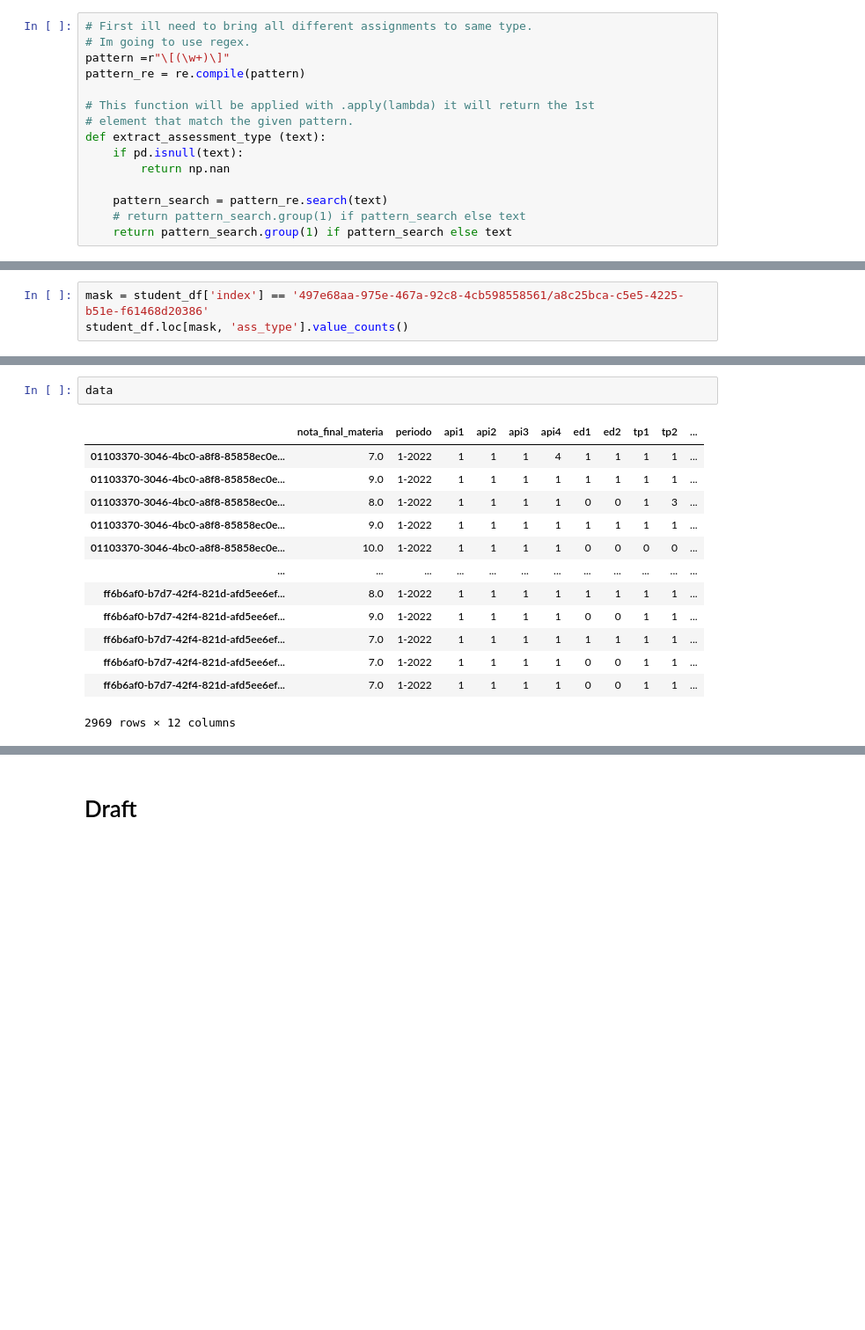
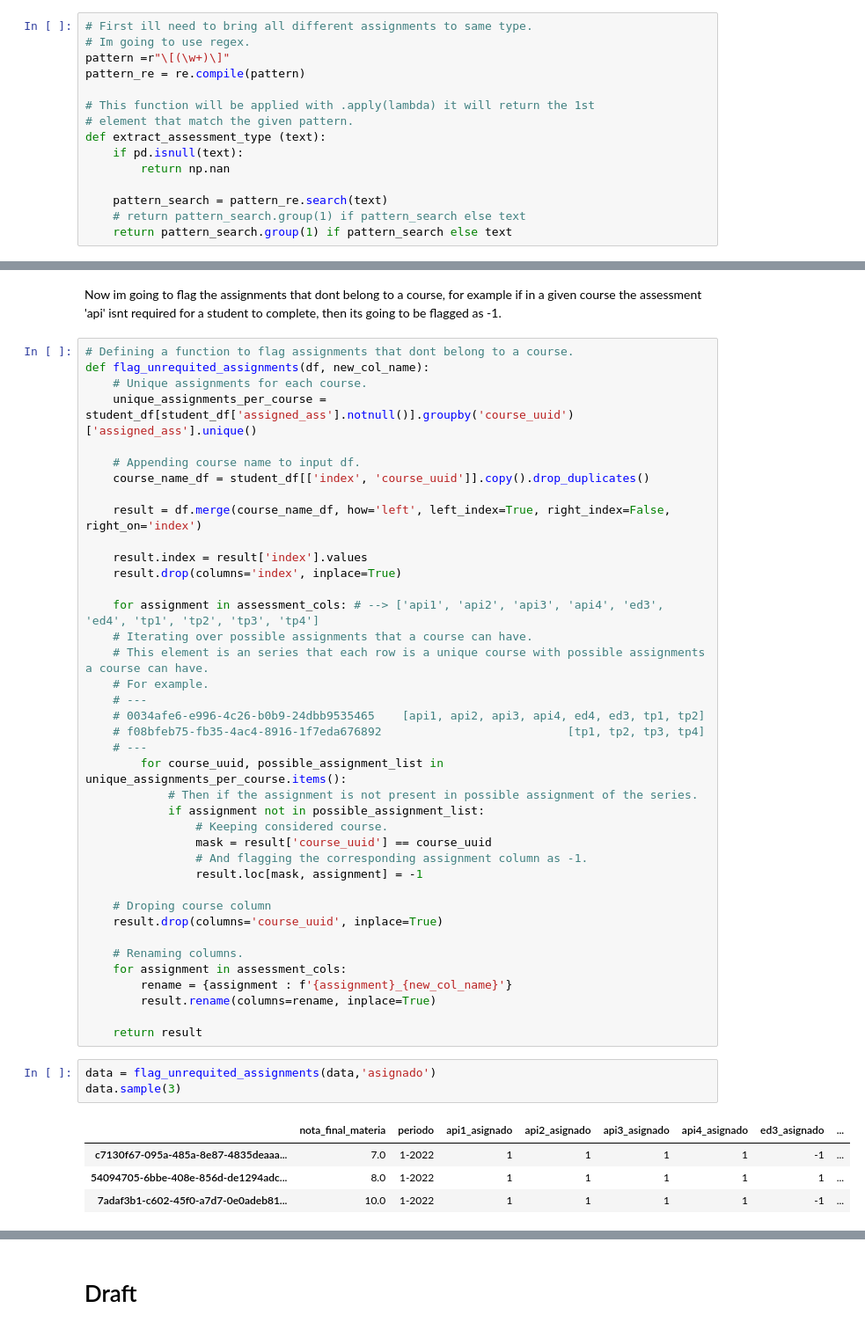
Before and after one commit to bautidea/course_approve_detection, a Jupyter notebook: notebok.ipynb, the cells around one changed output, grey strips where cells are left out. Shown at 88% size. Cells and saved outputs as stored; diff of their text form; blank space fills up the shorter version.

Commit message:
Obtained assigned and delivered assignments for each student.

```diff
--- a/notebok.ipynb
+++ b/notebok.ipynb
@@ -451,3 +439,0 @@ a.sort_values(0)
-# %%
-mask = student_df['index'] == '497e68aa-975e-467a-92c8-4cb598558561/a8c25bca-c5e5-4225-b51e-f61468d20386'
-student_df.loc[mask, 'ass_type'].value_counts()
@@ -573,19 +461,52 @@ data = data.merge(assessment_score, left_index=True, right_index=True, how='left
 for col in assessment_cols:
     data[col] = data[col].fillna(0)
     data[col] = data[col].astype(int)
-# %%
-data
-# %% [output]
-|  | nota_final_materia | periodo | api1 | api2 | api3 | api4 | ed1 | ed2 | tp1 | tp2 | ... |
-| 01103370-3046-4bc0-a8f8-85858ec0e... | 7.0 | 1-2022 | 1 | 1 | 1 | 4 | 1 | 1 | 1 | 1 | ... |
-| 01103370-3046-4bc0-a8f8-85858ec0e... | 9.0 | 1-2022 | 1 | 1 | 1 | 1 | 1 | 1 | 1 | 1 | ... |
-| 01103370-3046-4bc0-a8f8-85858ec0e... | 8.0 | 1-2022 | 1 | 1 | 1 | 1 | 0 | 0 | 1 | 3 | ... |
-| 01103370-3046-4bc0-a8f8-85858ec0e... | 9.0 | 1-2022 | 1 | 1 | 1 | 1 | 1 | 1 | 1 | 1 | ... |
-| 01103370-3046-4bc0-a8f8-85858ec0e... | 10.0 | 1-2022 | 1 | 1 | 1 | 1 | 0 | 0 | 0 | 0 | ... |
-| ... | ... | ... | ... | ... | ... | ... | ... | ... | ... | ... | ... |
-| ff6b6af0-b7d7-42f4-821d-afd5ee6ef... | 8.0 | 1-2022 | 1 | 1 | 1 | 1 | 1 | 1 | 1 | 1 | ... |
-| ff6b6af0-b7d7-42f4-821d-afd5ee6ef... | 9.0 | 1-2022 | 1 | 1 | 1 | 1 | 0 | 0 | 1 | 1 | ... |
-| ff6b6af0-b7d7-42f4-821d-afd5ee6ef... | 7.0 | 1-2022 | 1 | 1 | 1 | 1 | 1 | 1 | 1 | 1 | ... |
-| ff6b6af0-b7d7-42f4-821d-afd5ee6ef... | 7.0 | 1-2022 | 1 | 1 | 1 | 1 | 0 | 0 | 1 | 1 | ... |
-| ff6b6af0-b7d7-42f4-821d-afd5ee6ef... | 7.0 | 1-2022 | 1 | 1 | 1 | 1 | 0 | 0 | 1 | 1 | ... |
-2969 rows × 12 columns
+# %% [markdown]
+Now im going to flag the assignments that dont belong to a course, for example if in a given course the assessment 'api' isnt required for a student to complete, then its going to be flagged as -1.
+# %%
+# Defining a function to flag assignments that dont belong to a course.
+def flag_unrequited_assignments(df, new_col_name):
+    # Unique assignments for each course.
+    unique_assignments_per_course = student_df[student_df['assigned_ass'].notnull()].groupby('course_uuid')['assigned_ass'].unique()
+
+    # Appending course name to input df.
+    course_name_df = student_df[['index', 'course_uuid']].copy().drop_duplicates()
+
+    result = df.merge(course_name_df, how='left', left_index=True, right_index=False, right_on='index')
+
+    result.index = result['index'].values
+    result.drop(columns='index', inplace=True)
+
+    for assignment in assessment_cols: # --> ['api1', 'api2', 'api3', 'api4', 'ed3', 'ed4', 'tp1', 'tp2', 'tp3', 'tp4']
+    # Iterating over possible assignments that a course can have.
+    # This element is an series that each row is a unique course with possible assignments a course can have.
+    # For example.
+    # ---
+    # 0034afe6-e996-4c26-b0b9-24dbb9535465    [api1, api2, api3, api4, ed4, ed3, tp1, tp2]
+    # f08bfeb75-fb35-4ac4-8916-1f7eda676892                           [tp1, tp2, tp3, tp4]
+    # ---
+        for course_uuid, possible_assignment_list in unique_assignments_per_course.items():
+            # Then if the assignment is not present in possible assignment of the series.
+            if assignment not in possible_assignment_list:
+                # Keeping considered course.
+                mask = result['course_uuid'] == course_uuid
+                # And flagging the corresponding assignment column as -1.
+                result.loc[mask, assignment] = -1
+
+    # Droping course column
+    result.drop(columns='course_uuid', inplace=True)
+
+    # Renaming columns.
+    for assignment in assessment_cols:
+        rename = {assignment : f'{assignment}_{new_col_name}'}
+        result.rename(columns=rename, inplace=True)
+
+    return result
+# %%
+data = flag_unrequited_assignments(data,'asignado')
+data.sample(3)
+# %% [output]
+|  | nota_final_materia | periodo | api1_asignado | api2_asignado | api3_asignado | api4_asignado | ed3_asignado | ... |
+| c7130f67-095a-485a-8e87-4835deaaa... | 7.0 | 1-2022 | 1 | 1 | 1 | 1 | -1 | ... |
+| 54094705-6bbe-408e-856d-de1294adc... | 8.0 | 1-2022 | 1 | 1 | 1 | 1 | 1 | ... |
+| 7adaf3b1-c602-45f0-a7d7-0e0adeb81... | 10.0 | 1-2022 | 1 | 1 | 1 | 1 | -1 | ... |
```
Also changed, not shown: parts of 26 cells of this notebook.
